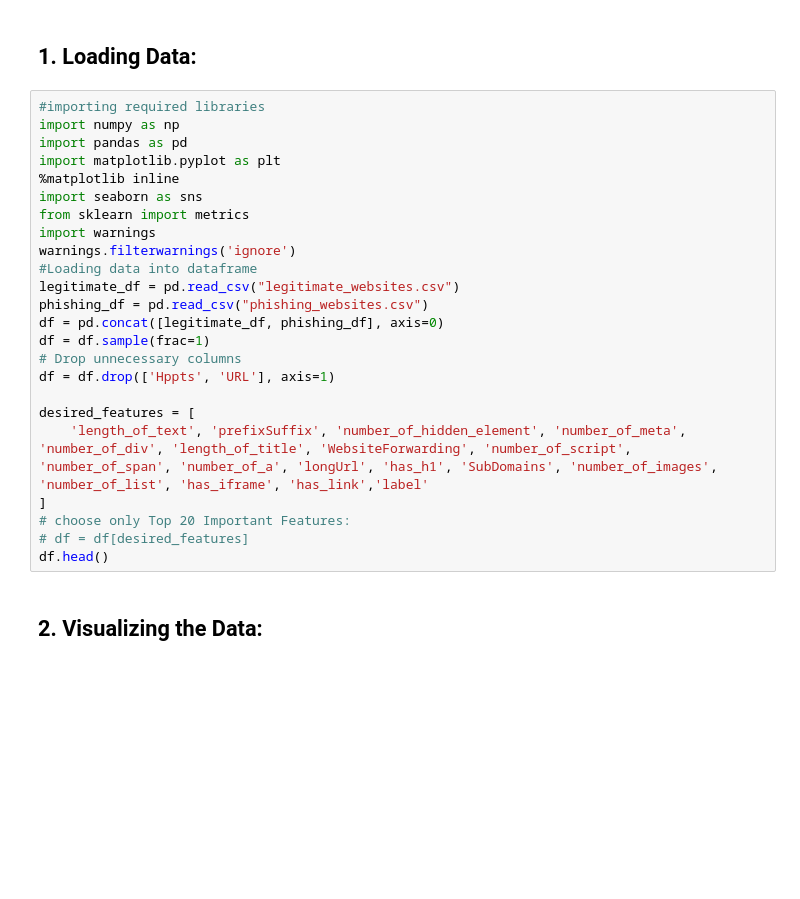
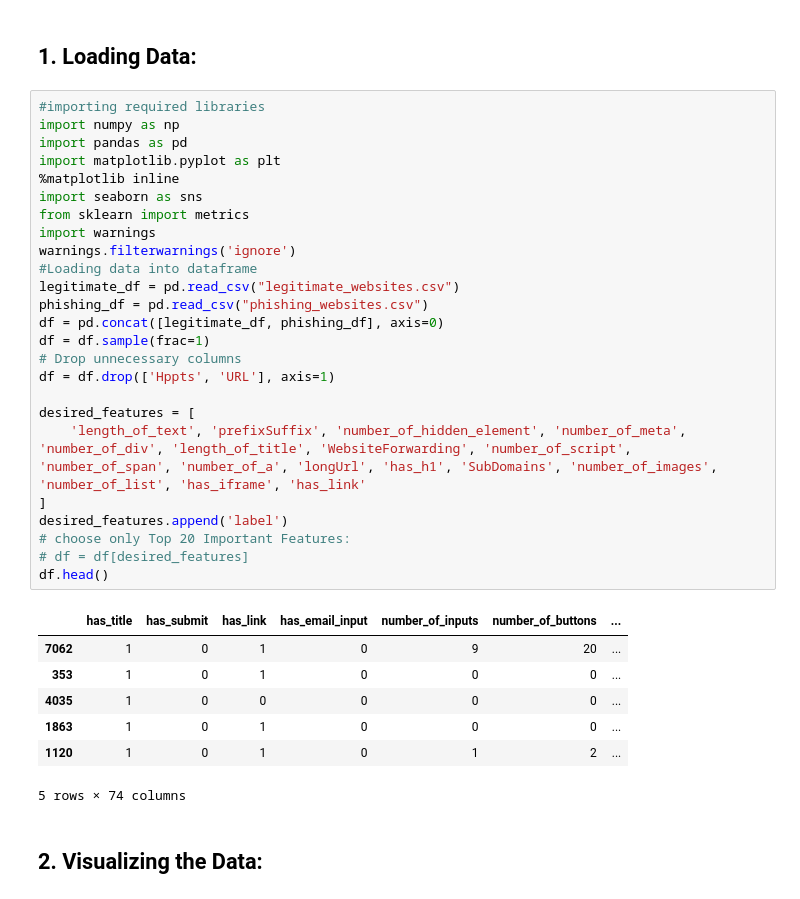
Before and after one commit to HarryD97/URL-Content-based-Phishing-Website-Detection-using-Machine-Learning, a Jupyter notebook: Model/Training.ipynb, the cells around one changed output. Drawn from its saved outputs; the diff is of its cells as text; blank space fills up the shorter version.

```diff
--- a/Model/Training.ipynb
+++ b/Model/Training.ipynb
@@ -3,27 +3,36 @@
 # %%
 #importing required libraries
 import numpy as np
 import pandas as pd
 import matplotlib.pyplot as plt
 %matplotlib inline
 import seaborn as sns
 from sklearn import metrics
 import warnings
 warnings.filterwarnings('ignore')
 #Loading data into dataframe
 legitimate_df = pd.read_csv("legitimate_websites.csv")
 phishing_df = pd.read_csv("phishing_websites.csv")
 df = pd.concat([legitimate_df, phishing_df], axis=0)
 df = df.sample(frac=1)
 # Drop unnecessary columns
 df = df.drop(['Hppts', 'URL'], axis=1)
 
 desired_features = [
-    'length_of_text', 'prefixSuffix', 'number_of_hidden_element', 'number_of_meta', 'number_of_div', 'length_of_title', 'WebsiteForwarding', 'number_of_script', 'number_of_span', 'number_of_a', 'longUrl', 'has_h1', 'SubDomains', 'number_of_images', 'number_of_list', 'has_iframe', 'has_link','label'
+    'length_of_text', 'prefixSuffix', 'number_of_hidden_element', 'number_of_meta', 'number_of_div', 'length_of_title', 'WebsiteForwarding', 'number_of_script', 'number_of_span', 'number_of_a', 'longUrl', 'has_h1', 'SubDomains', 'number_of_images', 'number_of_list', 'has_iframe', 'has_link'
 ]
+desired_features.append('label')
 # choose only Top 20 Important Features:
 # df = df[desired_features]
 df.head()
+# %% [output]
+|  | has_title | has_submit | has_link | has_email_input | number_of_inputs | number_of_buttons | ... |
+| 7062 | 1 | 0 | 1 | 0 | 9 | 20 | ... |
+| 353 | 1 | 0 | 1 | 0 | 0 | 0 | ... |
+| 4035 | 1 | 0 | 0 | 0 | 0 | 0 | ... |
+| 1863 | 1 | 0 | 1 | 0 | 0 | 0 | ... |
+| 1120 | 1 | 0 | 1 | 0 | 1 | 2 | ... |
+5 rows × 74 columns
 # %% [markdown]
 ## 2. Visualizing the Data:
 # %%
```
Also changed, not shown: parts of 6 cells of this notebook, 14 other files.
